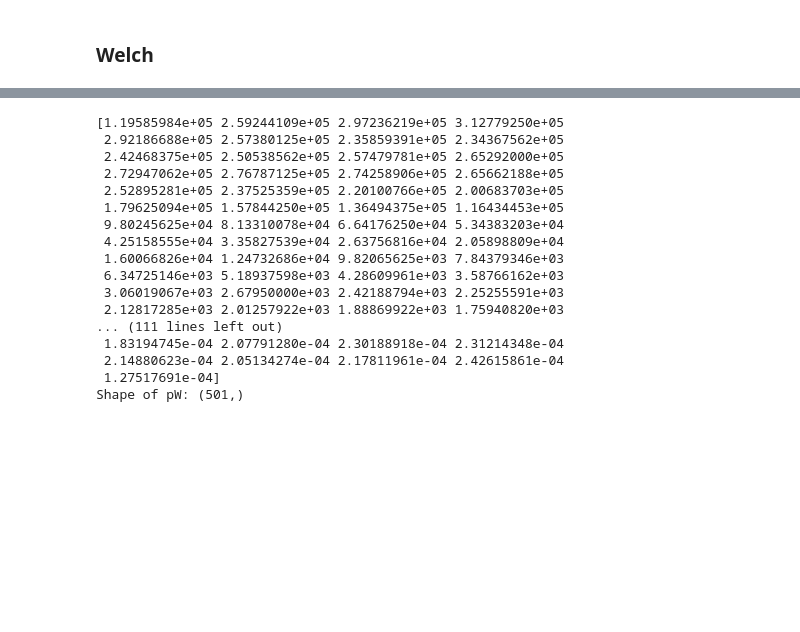
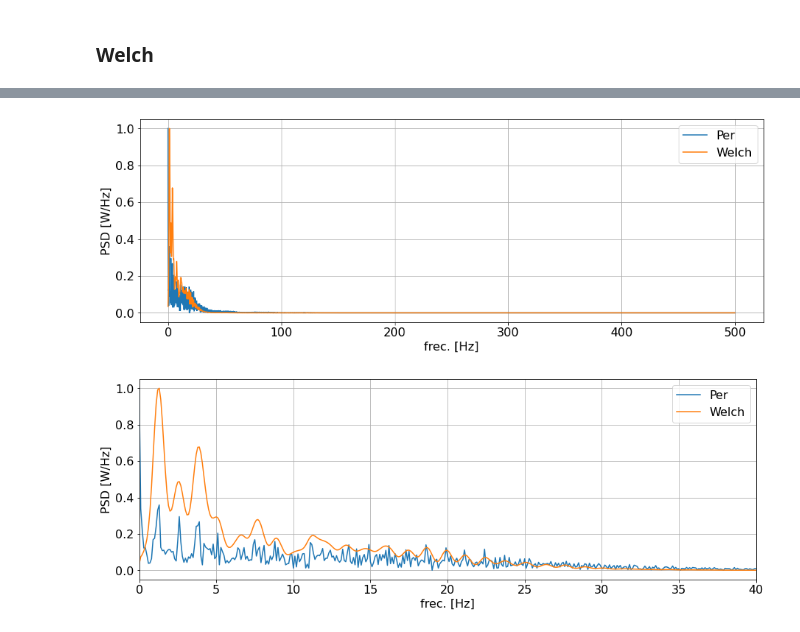
Before and after one commit to Mathilde-lelephant/Mathilde-d-Hebrail-PDS-repo, a Jupyter notebook: notebook7.ipynb, the cells around one changed output, grey strips where cells are left out. Cells and saved outputs as stored; diff of their text form; code cells hidden in the pictures; blank space fills up the shorter version.

```diff
--- a/notebook7.ipynb
+++ b/notebook7.ipynb
@@ -177,21 +78,0 @@ print(data)
-# %%
-print(pW)
-print("Shape of pW:", pW.shape)
-# %% [output]
-[1.19585984e+05 2.59244109e+05 2.97236219e+05 3.12779250e+05
- 2.92186688e+05 2.57380125e+05 2.35859391e+05 2.34367562e+05
- 2.42468375e+05 2.50538562e+05 2.57479781e+05 2.65292000e+05
- 2.72947062e+05 2.76787125e+05 2.74258906e+05 2.65662188e+05
- 2.52895281e+05 2.37525359e+05 2.20100766e+05 2.00683703e+05
- 1.79625094e+05 1.57844250e+05 1.36494375e+05 1.16434453e+05
- 9.80245625e+04 8.13310078e+04 6.64176250e+04 5.34383203e+04
- 4.25158555e+04 3.35827539e+04 2.63756816e+04 2.05898809e+04
- 1.60066826e+04 1.24732686e+04 9.82065625e+03 7.84379346e+03
- 6.34725146e+03 5.18937598e+03 4.28609961e+03 3.58766162e+03
- 3.06019067e+03 2.67950000e+03 2.42188794e+03 2.25255591e+03
- 2.12817285e+03 2.01257922e+03 1.88869922e+03 1.75940820e+03
-... (111 lines left out)
- 1.83194745e-04 2.07791280e-04 2.30188918e-04 2.31214348e-04
- 2.14880623e-04 2.05134274e-04 2.17811961e-04 2.42615861e-04
- 1.27517691e-04]
-Shape of pW: (501,)
@@ -197,0 +110,51 @@ Shape of pW: (501,)
+# %%
+#%%
+
+plt.figure(5)
+plt.clf()
+
+
+plt.plot(ff,pPnorm[:len(ff)], label= "Per" )
+plt.plot(f, pWnorm, label = "Welch" )
+plt.xlabel('frec. [Hz]')
+plt.ylabel('PSD [W/Hz]')
+plt.grid(which='both', axis='both')
+
+
+axes_hdl = plt.gca()
+axes_hdl.legend(loc='upper right')
+
+#%%
+
+
+plt.figure(6)
+plt.clf()
+plt.plot(ff, pPnorm[:len(ff)], label= "Per" )
+plt.plot(f, pWnorm, label = "Welch" )
+plt.xlabel('frec. [Hz]')
+plt.ylabel('PSD [W/Hz]')
+plt.grid(which='both', axis='both')
+plt.xlim([0,40])
+
+axes_hdl = plt.gca()
+axes_hdl.legend(loc='upper right')
+plt.show()
+
+
+
+Paire = 0
+i=0
+while Paire <0.9:
+        Paire += pPnorm[i]*df_ecg
+        i+=1
+Ancho_de_banda_Per=i*df_ecg
+
+Waire = 0
+j=0
+while Waire <0.9:
+        Waire += pWnorm[j]*df_ecg
+        j+=1
+Ancho_de_banda_Wer=j*df_ecg
+# %% [output]
+[figure, added]
+[figure, added]
```
Also changed, not shown: parts of 11 cells of this notebook, 3 other files.
